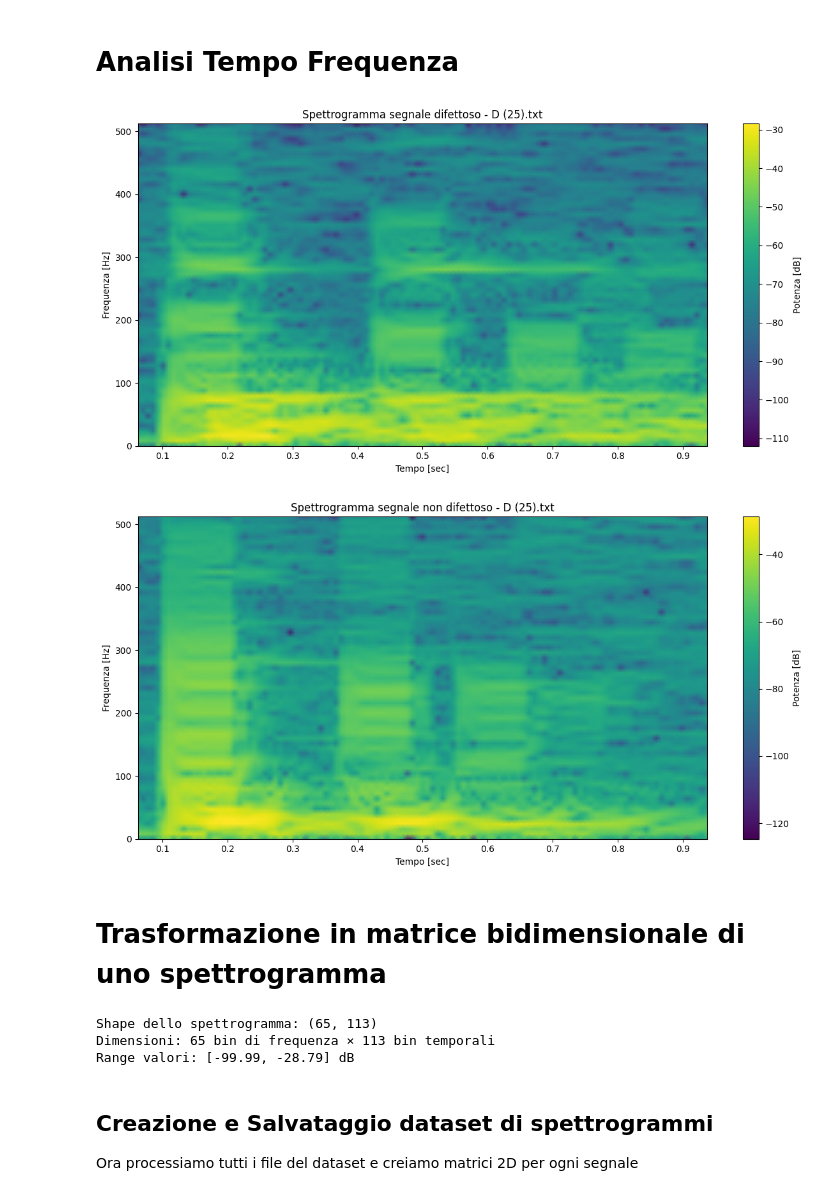
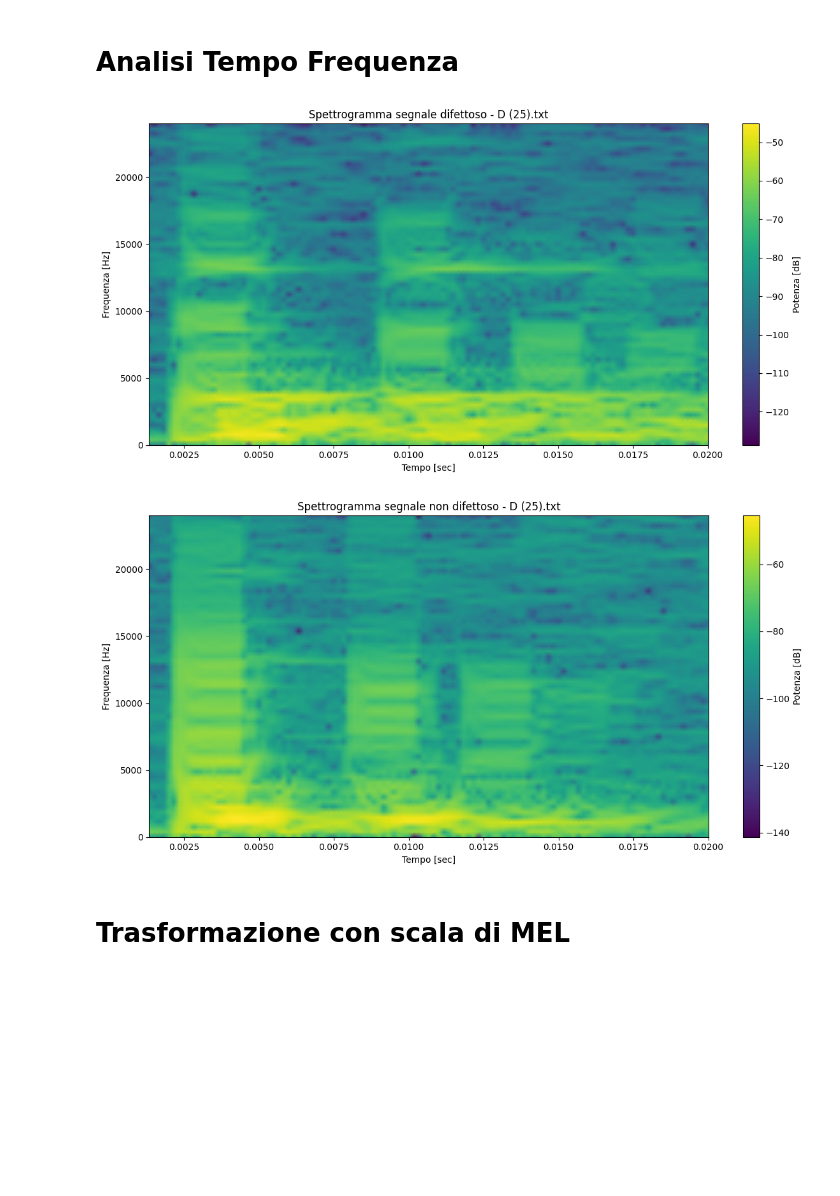
Before and after one commit to damdip/ClassificationOfTimeFrequencyDomainSignalWithNN, a Jupyter notebook: notebook/readTimeSignal.ipynb, the cells around one changed output. Cells and saved outputs as stored; diff of their text form; code cells hidden in the pictures; blank space fills up the shorter version.

```diff
--- a/notebook/readTimeSignal.ipynb
+++ b/notebook/readTimeSignal.ipynb
@@ -71,25 +71,25 @@ plt.show()
 # %%
 from scipy import signal as sig
 
 # Parametri per lo spettrogramma
-fs = 1024  # Frequenza di campionamento
+fs = 48000  # Frequenza di campionamento
 nperseg = 128  # Lunghezza della finestra
 noverlap = 120  # Overlap tra finestre
 
 # Calcola lo spettrogramma
 f, t, Sxx = sig.spectrogram(signalWithDefect, fs=fs, nperseg=nperseg, noverlap=noverlap)
 
 # Visualizza lo spettrogramma
 plt.figure(figsize=(12, 6))
 plt.pcolormesh(t, f, 10 * np.log10(Sxx), shading='gouraud', cmap='viridis')
 plt.ylabel('Frequenza [Hz]')
 plt.xlabel('Tempo [sec]')
 plt.title(f'Spettrogramma segnale difettoso - {fileName}')
 plt.colorbar(label='Potenza [dB]')
 plt.tight_layout()
 plt.show()
 # %% [output]
-[figure, old version]
+[figure, new version]
 # %%
 
 # Calcola lo spettrogramma
@@ -105,6 +105,6 @@ plt.colorbar(label='Potenza [dB]')
 plt.tight_layout()
 plt.show()
 # %% [output]
-[figure, old version]
+[figure, new version]
 # %% [markdown]
-# Trasformazione in matrice bidimensionale di uno spettrogramma
+# Trasformazione con scala di MEL
@@ -129,10 +110,0 @@ def signal_to_spectrogram(signal, fs=1024, nperseg=128, noverlap=120):
-# %%
-# Test su un segnale
-spec_matrix = signal_to_spectrogram(signal, fs=1024)
-print(f"Shape dello spettrogramma: {spec_matrix.shape}")
-print(f"Dimensioni: {spec_matrix.shape[0]} bin di frequenza × {spec_matrix.shape[1]} bin temporali")
-print(f"Range valori: [{spec_matrix.min():.2f}, {spec_matrix.max():.2f}] dB")
-# %% [output]
-Shape dello spettrogramma: (65, 113)
-Dimensioni: 65 bin di frequenza × 113 bin temporali
-Range valori: [-99.99, -28.79] dB
@@ -141,4 +110,0 @@ np.savetxt('spectrogram_matrix.txt', spec_matrix)
-# %% [markdown]
-## Creazione e Salvataggio dataset di spettrogrammi
-
-Ora processiamo tutti i file del dataset e creiamo matrici 2D per ogni segnale
```
Also changed, not shown: parts of 6 cells of this notebook, 1 other file.
